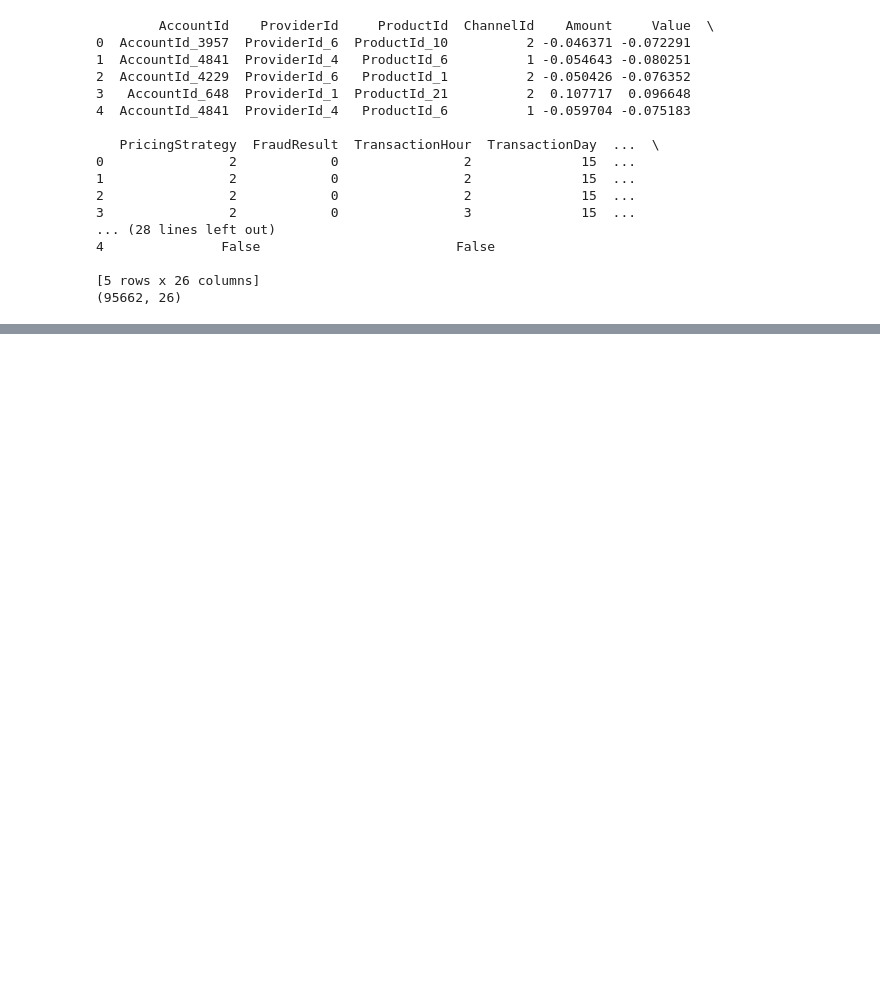
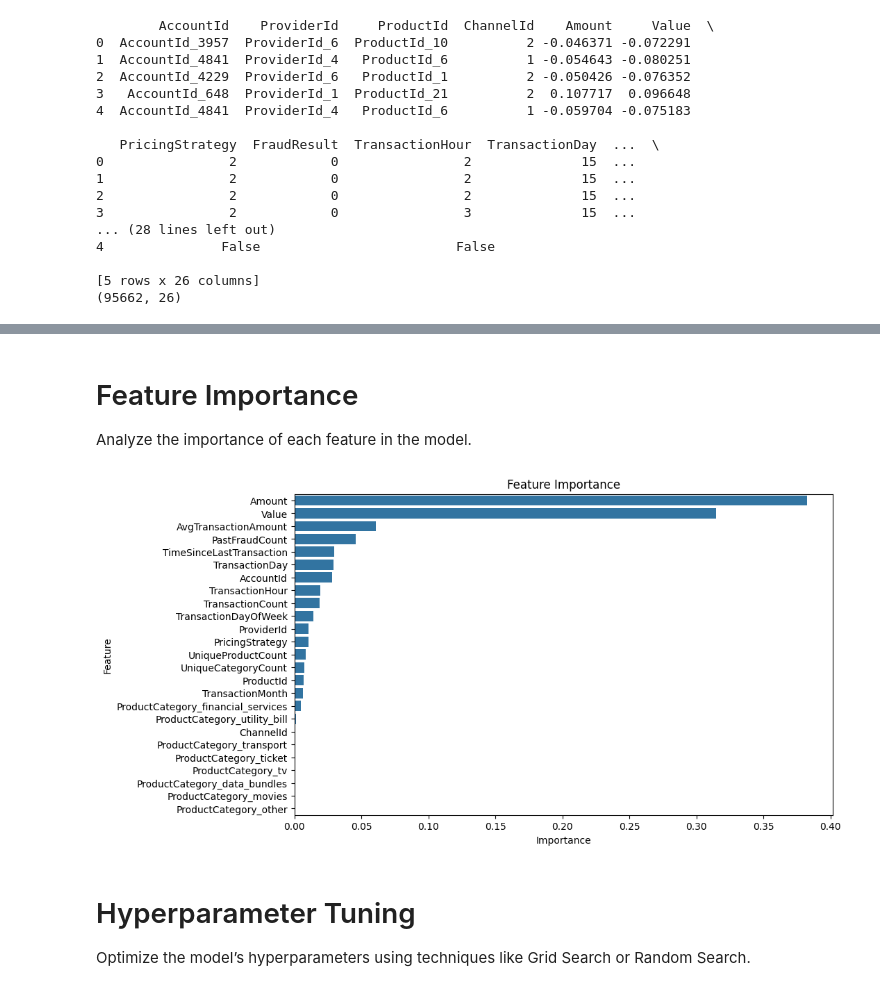
Before and after one commit to habeshaethiopia/Credit-Scoring-Model, a Jupyter notebook: notebooks/EDA.ipynb, the cells around one changed output, grey strips where cells are left out. Drawn from its saved outputs; the diff is of its cells as text; code cells hidden in the pictures; blank space fills up the shorter version.

```diff
--- a/notebooks/EDA.ipynb
+++ b/notebooks/EDA.ipynb
@@ -307,0 +397,13 @@ data.to_csv('Data/preprocessed_data.csv', index=False)
+# %%
+from sklearn.model_selection import train_test_split
+
+
+# Define features (X) and target (y)
+X = data.drop('FraudResult', axis=1)  # All columns except the target
+y = data['FraudResult']  # Target variable
+
+# Split the data into training and testing sets (80% train, 20% test)
+X_train, X_test, y_train, y_test = train_test_split(X, y, test_size=0.2, random_state=42, stratify=y)
+
+# Check the shape of the splits
+print(X_train.shape, X_test.shape, y_train.shape, y_test.shape)
@@ -307,0 +448,17 @@ data.to_csv('Data/preprocessed_data.csv', index=False)
+# %%
+from sklearn.ensemble import RandomForestClassifier
+
+# Initialize the model
+rf = RandomForestClassifier(random_state=42)
+
+# Train the model
+rf.fit(X_train, y_train)
+
+# Predict on the test set
+y_pred = rf.predict(X_test)
+
+# Evaluate the model
+print("Classification Report:")
+print(classification_report(y_test, y_pred))
+
+print("ROC-AUC Score:", roc_auc_score(y_test, y_pred))
@@ -307,0 +546,23 @@ data.to_csv('Data/preprocessed_data.csv', index=False)
+# %% [markdown]
+# Feature Importance
+Analyze the importance of each feature in the model.
+# %%
+# Get feature importances from the Random Forest model
+importances = rf.feature_importances_
+
+# Create a DataFrame to display feature importances
+feature_importance_df = pd.DataFrame({
+    'Feature': X.columns,
+    'Importance': importances
+}).sort_values(by='Importance', ascending=False)
+
+# Plot feature importances
+plt.figure(figsize=(10, 6))
+sns.barplot(x='Importance', y='Feature', data=feature_importance_df)
+plt.title('Feature Importance')
+plt.show()
+# %% [output]
+[figure, added]
+# %% [markdown]
+# Hyperparameter Tuning
+Optimize the model’s hyperparameters using techniques like Grid Search or Random Search.
```
Also changed, not shown: parts of 16 cells of this notebook.
